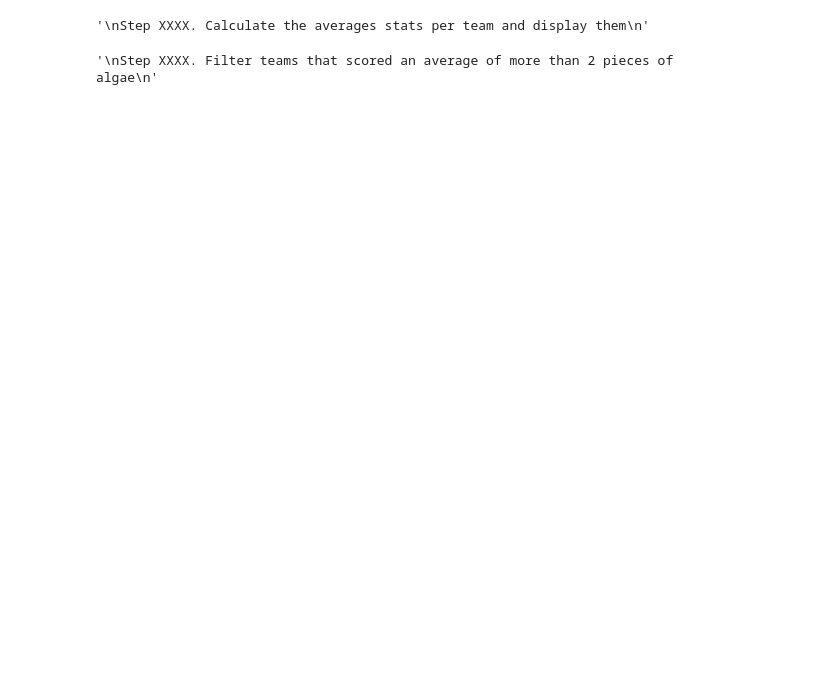
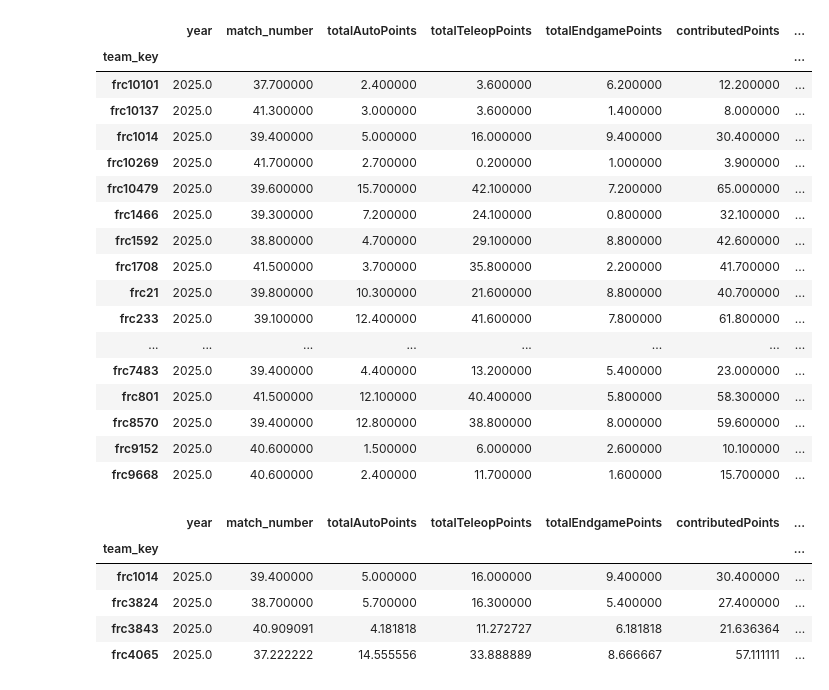
Before and after one commit to GirlsOfSteelRobotics/DataScienceCodelabs, a Jupyter notebook: source/CL2_pandas_codelab.ipynb, the cells around one changed output. Cells and saved outputs as stored; diff of their text form; code cells hidden in the pictures; blank space fills up the shorter version.

```diff
--- a/source/CL2_pandas_codelab.ipynb
+++ b/source/CL2_pandas_codelab.ipynb
@@ -107,15 +126,40 @@ Step 3b. Query for all the instances when a team scored more than 8 pieces of co
 # %%
 """
 Step XXXX. Calculate the averages stats per team and display them
 """
+scouted_data.groupby("team_key").mean(numeric_only=True)
 # %% [output]
-'\nStep XXXX. Calculate the averages stats per team and display them\n'
+|  | year | match_number | totalAutoPoints | totalTeleopPoints | totalEndgamePoints | contributedPoints | ... |
+| team_key |  |  |  |  |  |  | ... |
+| frc10101 | 2025.0 | 37.700000 | 2.400000 | 3.600000 | 6.200000 | 12.200000 | ... |
+| frc10137 | 2025.0 | 41.300000 | 3.000000 | 3.600000 | 1.400000 | 8.000000 | ... |
+| frc1014 | 2025.0 | 39.400000 | 5.000000 | 16.000000 | 9.400000 | 30.400000 | ... |
+| frc10269 | 2025.0 | 41.700000 | 2.700000 | 0.200000 | 1.000000 | 3.900000 | ... |
+| frc10479 | 2025.0 | 39.600000 | 15.700000 | 42.100000 | 7.200000 | 65.000000 | ... |
+| frc1466 | 2025.0 | 39.300000 | 7.200000 | 24.100000 | 0.800000 | 32.100000 | ... |
+| frc1592 | 2025.0 | 38.800000 | 4.700000 | 29.100000 | 8.800000 | 42.600000 | ... |
+| frc1708 | 2025.0 | 41.500000 | 3.700000 | 35.800000 | 2.200000 | 41.700000 | ... |
+| frc21 | 2025.0 | 39.800000 | 10.300000 | 21.600000 | 8.800000 | 40.700000 | ... |
+| frc233 | 2025.0 | 39.100000 | 12.400000 | 41.600000 | 7.800000 | 61.800000 | ... |
+| ... | ... | ... | ... | ... | ... | ... | ... |
+| frc7483 | 2025.0 | 39.400000 | 4.400000 | 13.200000 | 5.400000 | 23.000000 | ... |
+| frc801 | 2025.0 | 41.500000 | 12.100000 | 40.400000 | 5.800000 | 58.300000 | ... |
+| frc8570 | 2025.0 | 39.400000 | 12.800000 | 38.800000 | 8.000000 | 59.600000 | ... |
+| frc9152 | 2025.0 | 40.600000 | 1.500000 | 6.000000 | 2.600000 | 10.100000 | ... |
+| frc9668 | 2025.0 | 40.600000 | 2.400000 | 11.700000 | 1.600000 | 15.700000 | ... |
 # %%
 """
 Step XXXX. Filter teams that scored an average of more than 2 pieces of algae
 """
+avg=scouted_data.groupby("team_key").mean(numeric_only=True)
+avg[avg["totalAlgae"]>2]
 # %% [output]
-'\nStep XXXX. Filter teams that scored an average of more than 2 pieces of algae\n'
+|  | year | match_number | totalAutoPoints | totalTeleopPoints | totalEndgamePoints | contributedPoints | ... |
+| team_key |  |  |  |  |  |  | ... |
+| frc1014 | 2025.0 | 39.400000 | 5.000000 | 16.000000 | 9.400000 | 30.400000 | ... |
+| frc3824 | 2025.0 | 38.700000 | 5.700000 | 16.300000 | 5.400000 | 27.400000 | ... |
+| frc3843 | 2025.0 | 40.909091 | 4.181818 | 11.272727 | 6.181818 | 21.636364 | ... |
+| frc4065 | 2025.0 | 37.222222 | 14.555556 | 33.888889 | 8.666667 | 57.111111 | ... |
 # %%
 """
 Step XXXX. Query for ALL the scouted data for the teams listed in the array
```
Also changed, not shown: parts of 10 cells of this notebook, 2 other files.
